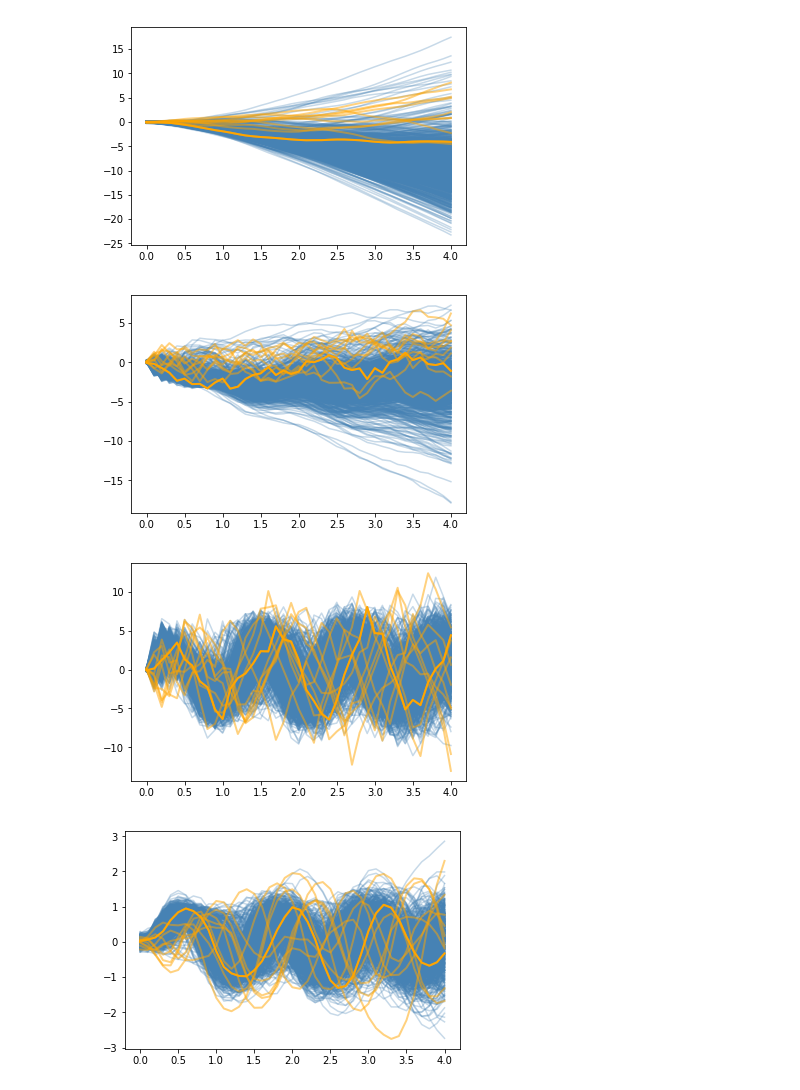
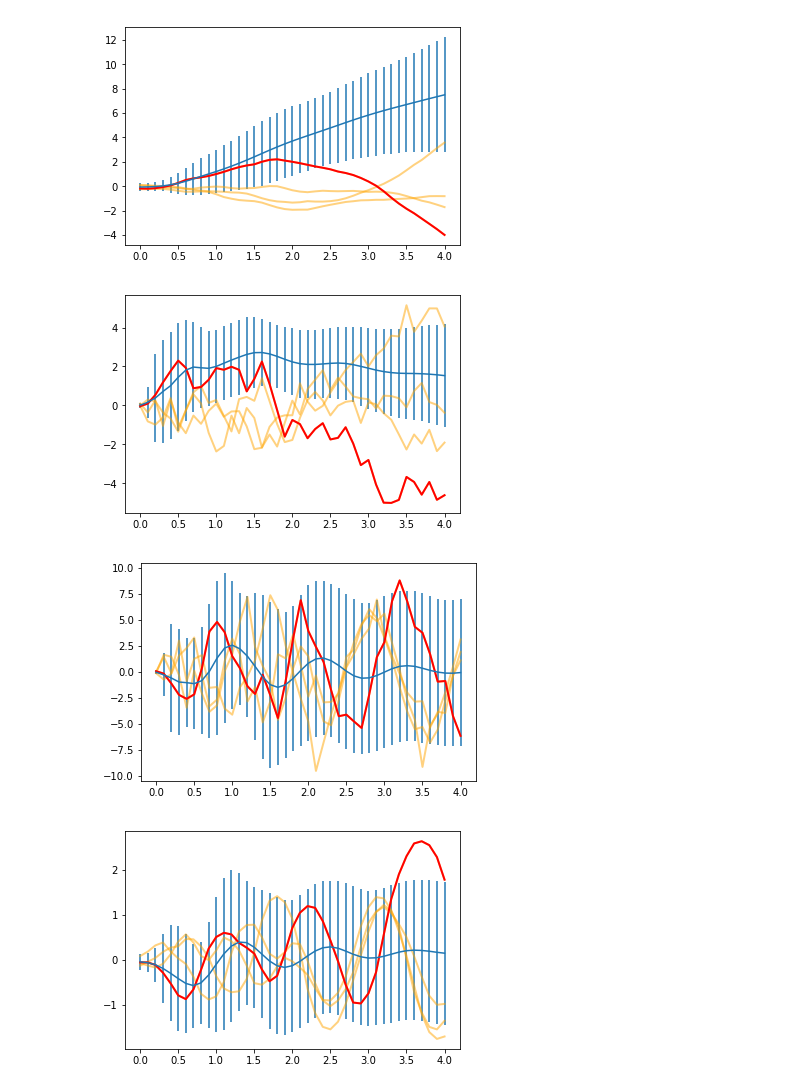
Before and after one commit to mcgillmrl/kusanagi, a Jupyter notebook: examples/notebooks/mc_pilco.ipynb, the cells around one changed output. Drawn from its saved outputs; the diff is of its cells as text; code cells hidden in the pictures.

```diff
--- a/examples/notebooks/mc_pilco.ipynb
+++ b/examples/notebooks/mc_pilco.ipynb
@@ -24,7 +24,7 @@ np.set_printoptions(linewidth=500)
 utils.set_output_dir(os.path.join(utils.get_output_dir(), 'cartpole'))
 
 use_bnn = True
-J = 10                                                       # number of random initial trials
+J = 4                                                       # number of random initial trials
 N = 100                                                     #learning iterations
 pilco_config = default_params()
 # initialize learner params for PILCO
@@ -38,15 +38,17 @@ pilco_config['params']['cost']['pendulum_length'] = .6
 # create copy of params for MC-PILCO
 mcpilco_config = pilco_config.copy()
 mcpilco_config['params']['min_method'] = 'ADAM'
-mcpilco_config['params']['learning_rate'] = 1e-3
+mcpilco_config['params']['learning_rate'] = 1e-4
 mcpilco_config['params']['max_evals'] = 1000
-mcpilco_config['params']['clip'] = 1.0
+mcpilco_config['params']['clip'] = None
+mcpilco_config['n_samples'] = 500
 mcpilco_config['dynmodel_class'] = kreg.BNN
+mcpilco_config['policy_class'] = NNPolicy
 
 # init learners
 pilco = PILCO(**pilco_config)
 mcpilco = MC_PILCO(**mcpilco_config)
-mcpilco.resample = True
+mcpilco.resample = False
 
 # share experience and policy between the two learners
 mcpilco.experience = pilco.experience
@@ -99,4 +101,4 @@ pilco.train_dynamics()
 <kusanagi.ghost.regression.GP.GP_UI at 0x...>
 # %%
-mcpilco.train_dynamics()
+mcpilco.train_dynamics(max_episodes=4)
 # %% [output]
@@ -134,6 +120,6 @@ for episode_states,episode_actions in zip(np.array(pilco.experience.states),pilc
 # %%
 mcpilco.resample = False
 mcpilco.rollout_fn = None
-mcpilco.set_n_samples(1000)
-plot_results(mcpilco)
+mcpilco.set_n_samples(5000)
+plot_results(mcpilco,plot_samples=False)
 # %% [output]
@@ -144,4 +130,4 @@ plot_results(mcpilco)
-[figure, old version]
+[figure, new version]
-[figure, old version]
+[figure, new version]
-[figure, old version]
+[figure, new version]
-[figure, old version]
+[figure, new version]
```
Also changed, not shown: parts of 11 cells of this notebook, 8 other files.
